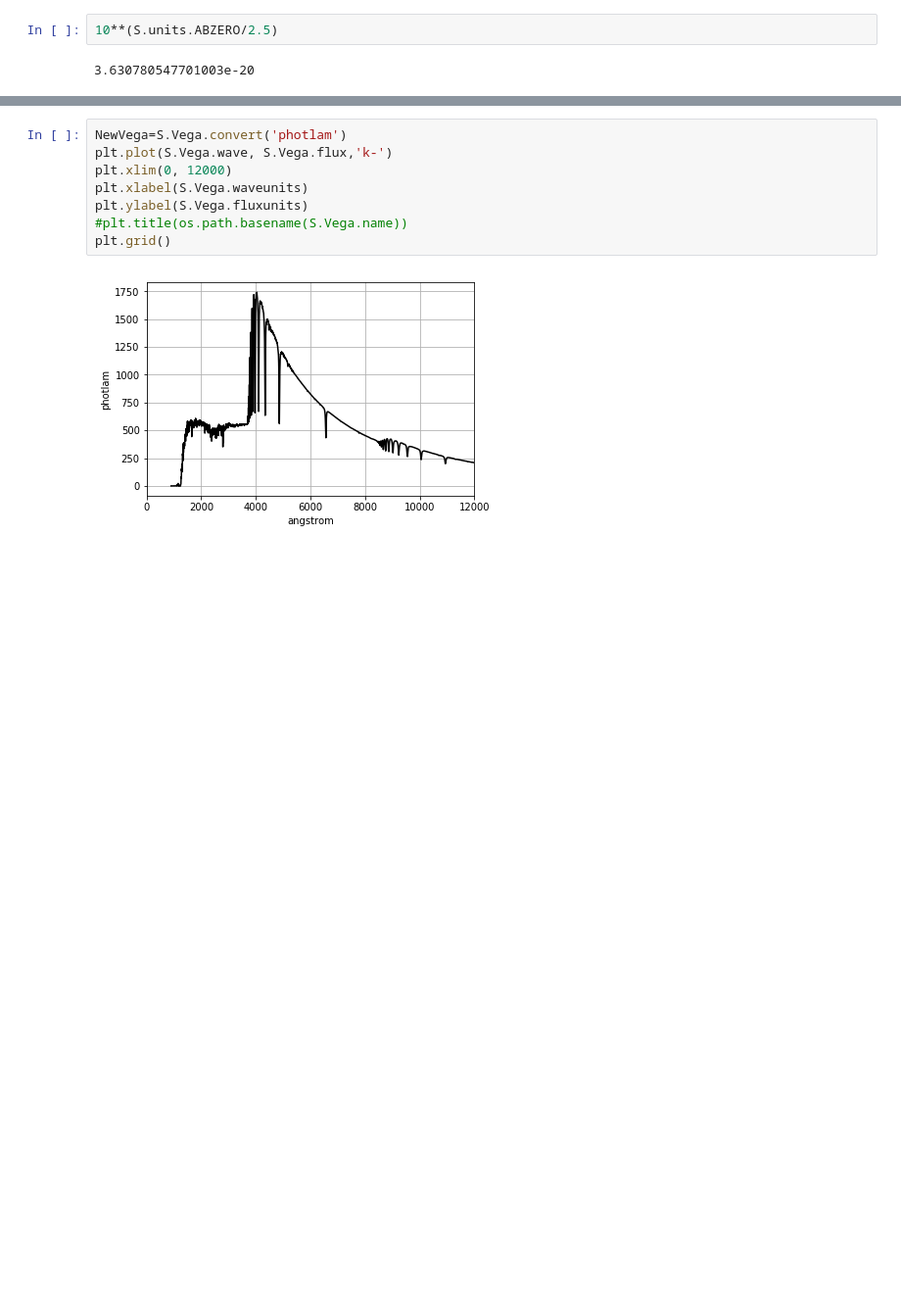
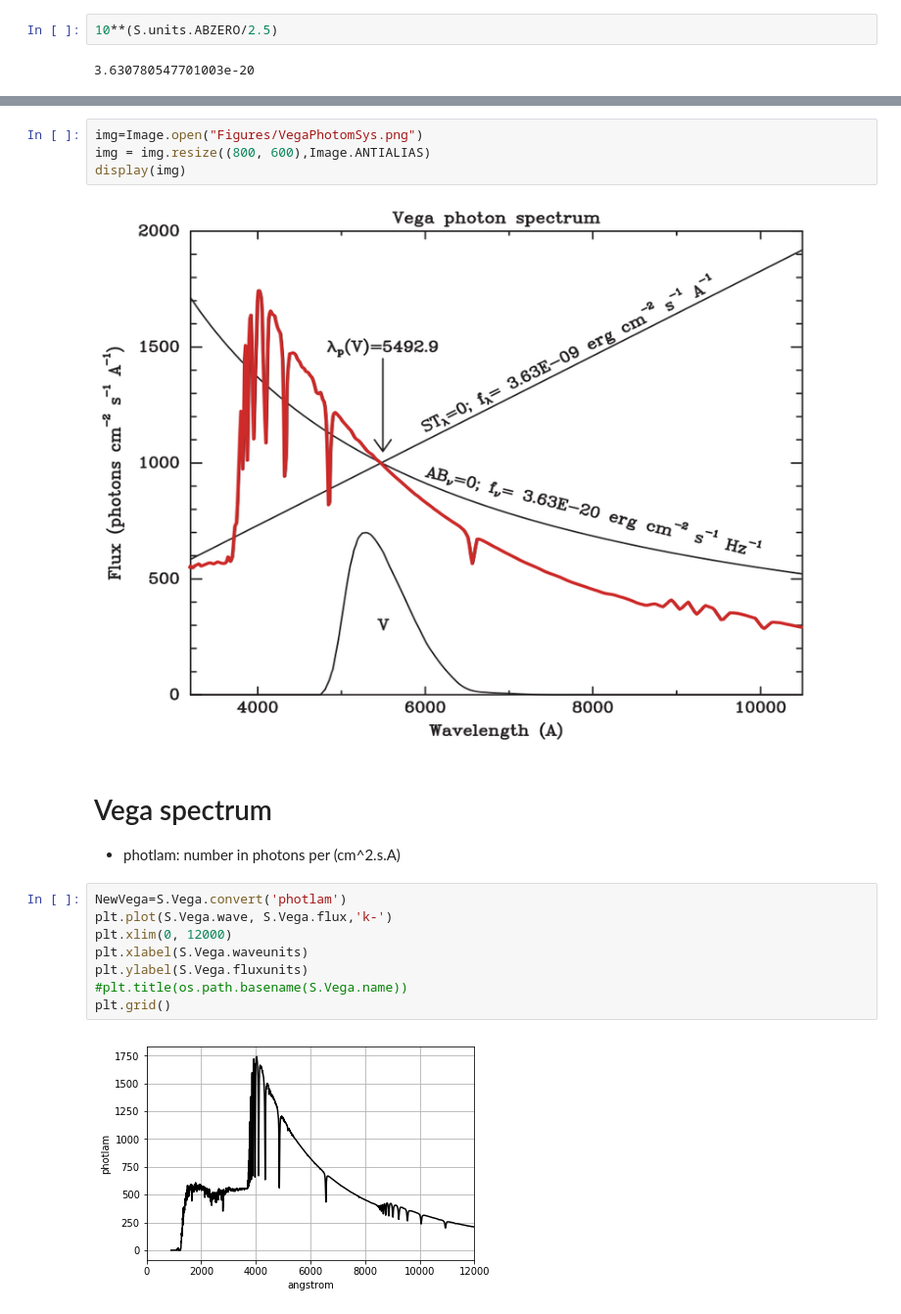
Before and after one commit to sylvielsstfr/PC5AtmStudies, a Jupyter notebook: SNLS/CalibrationSpectra.ipynb, the cells around one changed output, grey strips where cells are left out. Shown at 98% size. Cells and saved outputs as stored; diff of their text form; blank space fills up the shorter version.

```diff
--- a/SNLS/CalibrationSpectra.ipynb
+++ b/SNLS/CalibrationSpectra.ipynb
@@ -50,3 +66,13 @@ graphtable: /Users/dagoret/MacOSX/External/PySynPhotData/grp/hst/cdbs/mtab/14l16
+# %%
+img=Image.open("Figures/VegaPhotomSys.png")
+img = img.resize((800, 600),Image.ANTIALIAS)
+display(img)
+# %% [output]
+[figure, added]
+# %% [markdown]
+# Vega spectrum
+
+- photlam: number in photons per (cm^2.s.A)
 # %%
 NewVega=S.Vega.convert('photlam')
 plt.plot(S.Vega.wave, S.Vega.flux,'k-')
```
Also changed, not shown: parts of 16 cells of this notebook, 2 other files.
